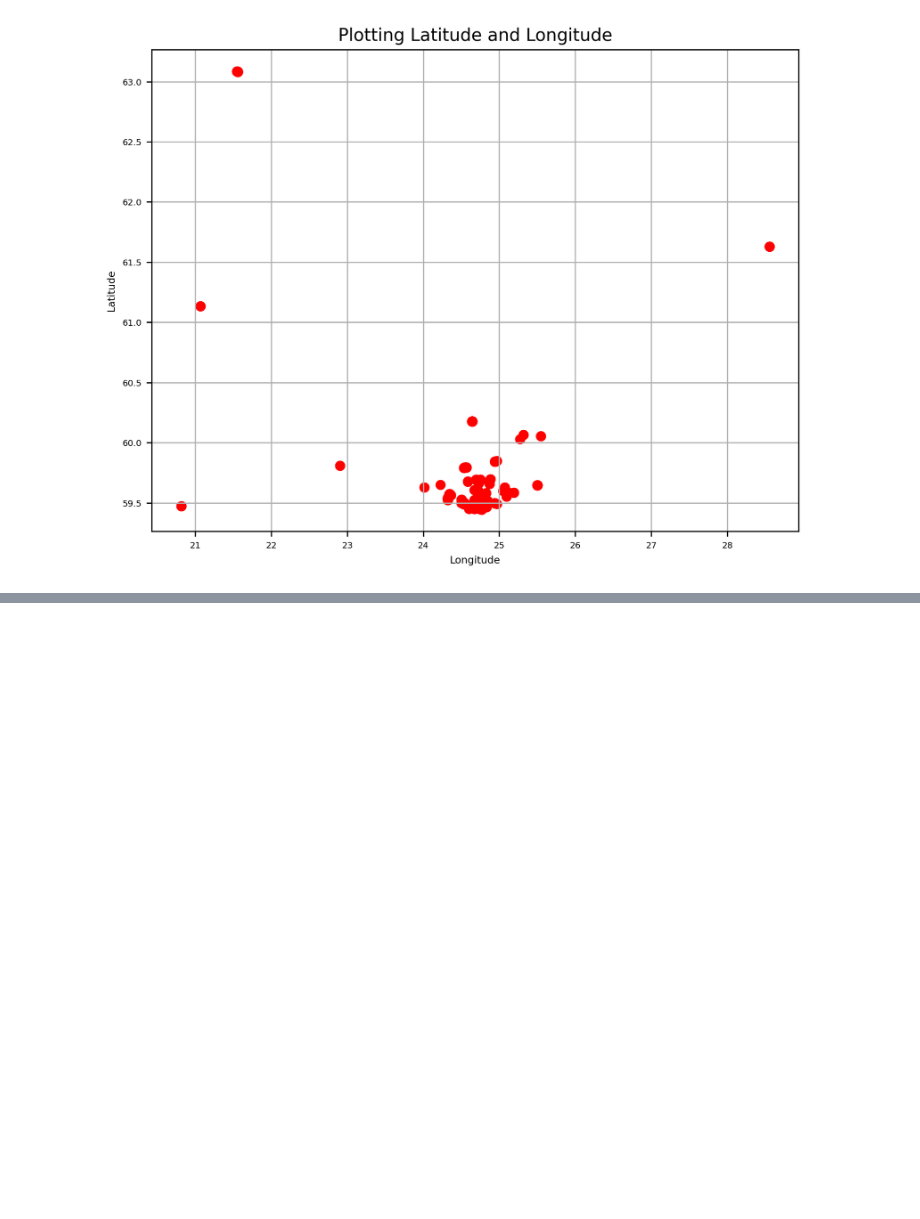
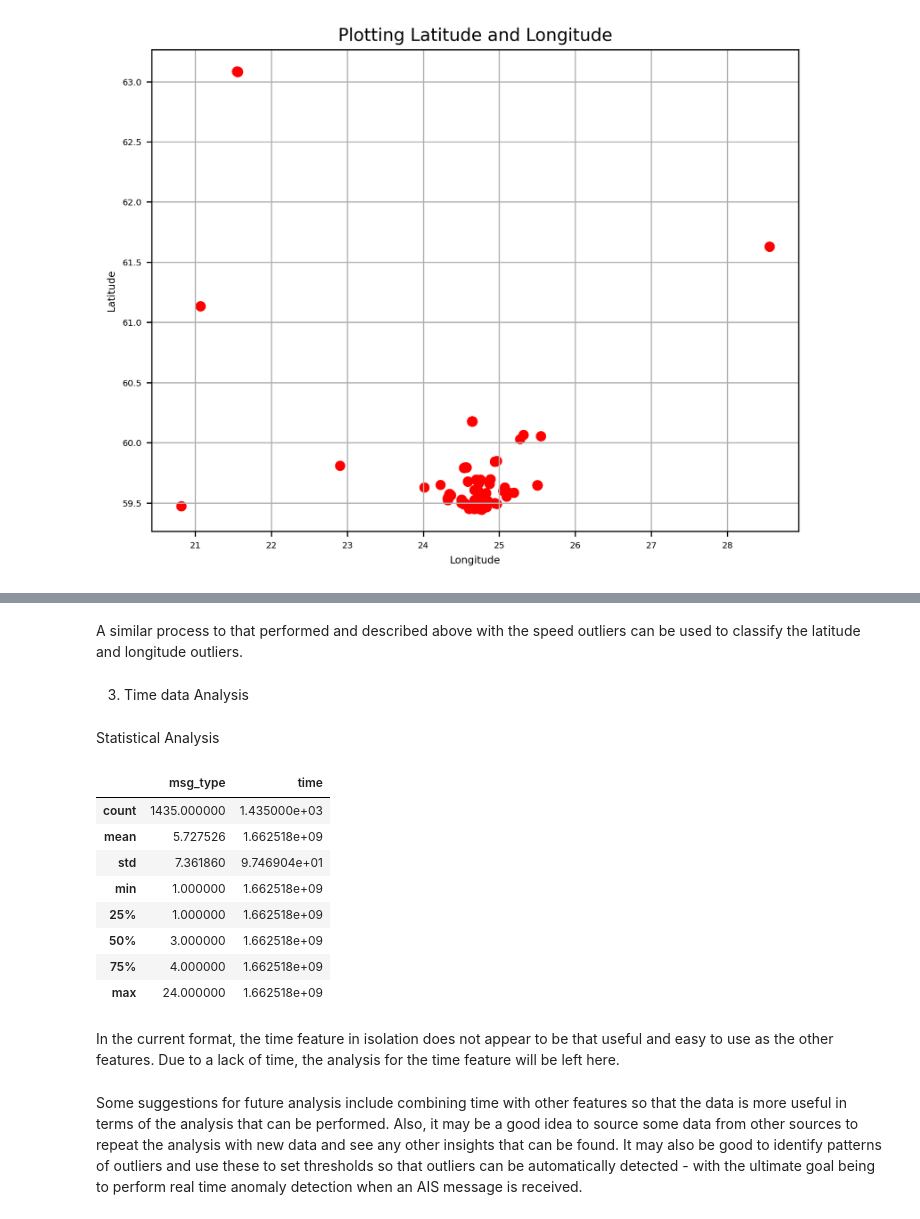
Before and after one commit to mtsok/AIS-Data-Analysis-a1824724, a Jupyter notebook: Mos_AIS_Analysis.ipynb, the cells around one changed output, grey strips where cells are left out. Saved outputs shown, nothing was run; the diff lists cells and outputs as text; code cells hidden in the pictures; blank space fills up the shorter version.

```diff
--- a/Mos_AIS_Analysis.ipynb
+++ b/Mos_AIS_Analysis.ipynb
@@ -334,0 +375,22 @@ lat_lon_outliers
+# %% [markdown]
+A similar process to that performed and described above with the speed outliers can be used to classify the latitude and longitude outliers.
+# %% [markdown]
+3. Time data Analysis
+# %% [markdown]
+Statistical Analysis
+# %%
+final_time_data.describe() #statistical overview of time_data
+# %% [output]
+|  | msg_type | time |
+| count | 1435.000000 | 1.435000e+03 |
+| mean | 5.727526 | 1.662518e+09 |
+| std | 7.361860 | 9.746904e+01 |
+| min | 1.000000 | 1.662518e+09 |
+| 25% | 1.000000 | 1.662518e+09 |
+| 50% | 3.000000 | 1.662518e+09 |
+| 75% | 4.000000 | 1.662518e+09 |
+| max | 24.000000 | 1.662518e+09 |
+# %% [markdown]
+In the current format, the time feature in isolation does not appear to be that useful and easy to use as the other features. Due to a lack of time, the analysis for the time feature will be left here.
+# %% [markdown]
+Some suggestions for future analysis include combining time with other features so that the data is more useful in terms of the analysis that can be performed. Also, it may be a good idea to source some data from other sources to repeat the analysis with new data and see any other insights that can be found. It may also be good to identify patterns of outliers and use these to set thresholds so that outliers can be automatically detected - with the ultimate goal being to perform real time anomaly detection when an AIS message is received.
```
Also changed, not shown: parts of 65 cells of this notebook, 2 other files.
